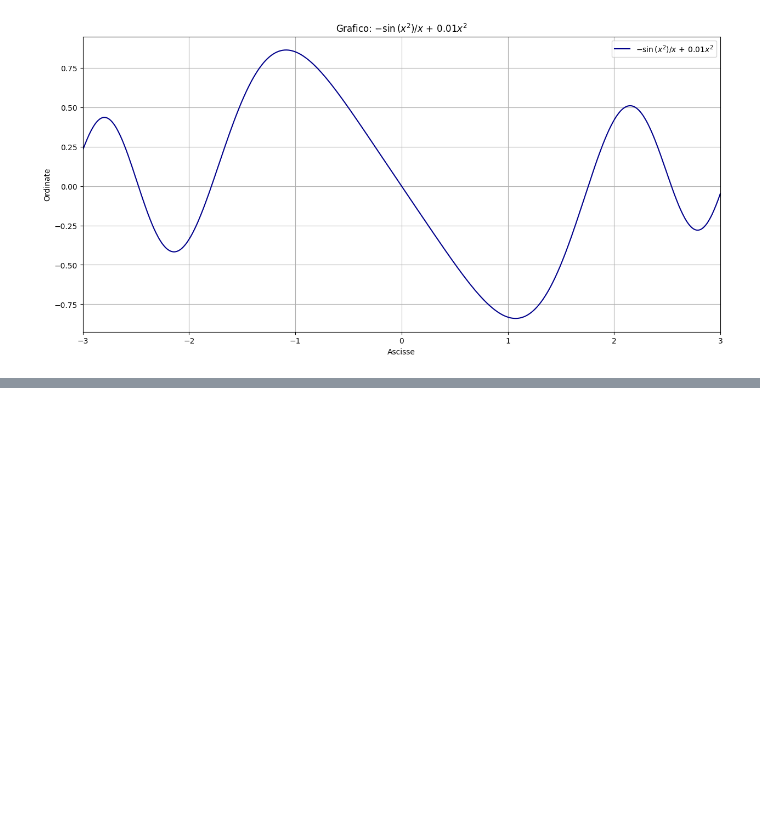
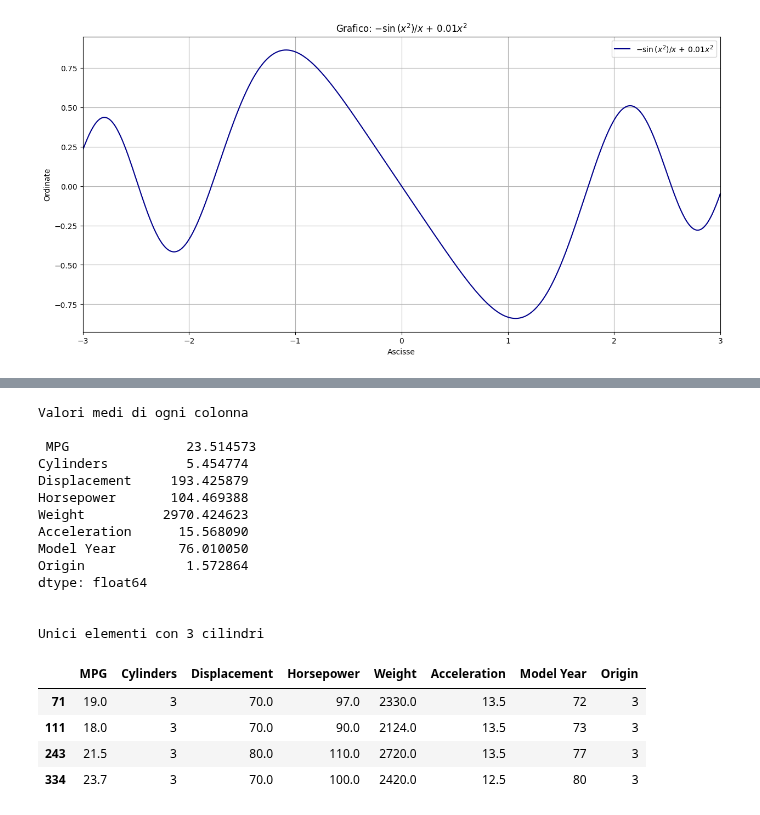
Before and after one commit to Negrini085/DeepLearning, a Jupyter notebook: Esercitazioni/lab_02.ipynb, the cells around one changed output, grey strips where cells are left out. Cells and saved outputs as stored; diff of their text form; code cells hidden in the pictures; blank space fills up the shorter version.

```diff
--- a/Esercitazioni/lab_02.ipynb
+++ b/Esercitazioni/lab_02.ipynb
@@ -355,0 +461,38 @@ plt.show()
+# %%
+# Importo dataframe con python
+url = 'http://archive.ics.uci.edu/ml/machine-learning-databases/auto-mpg/auto-mpg.data'
+column_names = ['MPG', 'Cylinders', 'Displacement', 'Horsepower', 'Weight',
+                'Acceleration', 'Model Year', 'Origin']
+
+raw_dataset = pd.read_csv(url, names=column_names,
+                        na_values='?', comment='\t',
+                        sep=' ', skipinitialspace=True)
+
+
+# Valuto la media delle colonne
+print("Valori medi di ogni colonna\n\n", raw_dataset.mean())
+
+# Filtro risultati (numero cilindri uguale 3)
+mask = raw_dataset["Cylinders"] == 3
+print("\n\nUnici elementi con 3 cilindri")
+raw_dataset[mask]
+# %% [output]
+Valori medi di ogni colonna
+
+ MPG               23.514573
+Cylinders          5.454774
+Displacement     193.425879
+Horsepower       104.469388
+Weight          2970.424623
+Acceleration      15.568090
+Model Year        76.010050
+Origin             1.572864
+dtype: float64
+
+
+Unici elementi con 3 cilindri
+|  | MPG | Cylinders | Displacement | Horsepower | Weight | Acceleration | Model Year | Origin |
+| 71 | 19.0 | 3 | 70.0 | 97.0 | 2330.0 | 13.5 | 72 | 3 |
+| 111 | 18.0 | 3 | 70.0 | 90.0 | 2124.0 | 13.5 | 73 | 3 |
+| 243 | 21.5 | 3 | 80.0 | 110.0 | 2720.0 | 13.5 | 77 | 3 |
+| 334 | 23.7 | 3 | 70.0 | 100.0 | 2420.0 | 12.5 | 80 | 3 |
```
Also changed, not shown: parts of 3 cells of this notebook, 2 other files.
